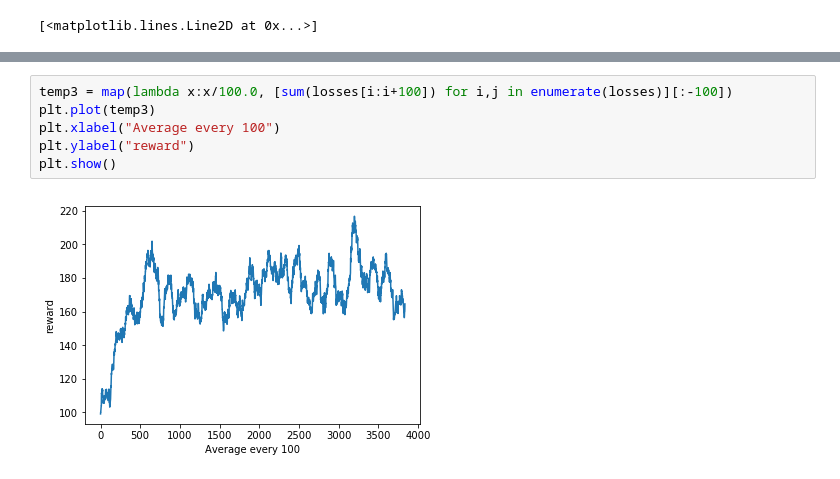
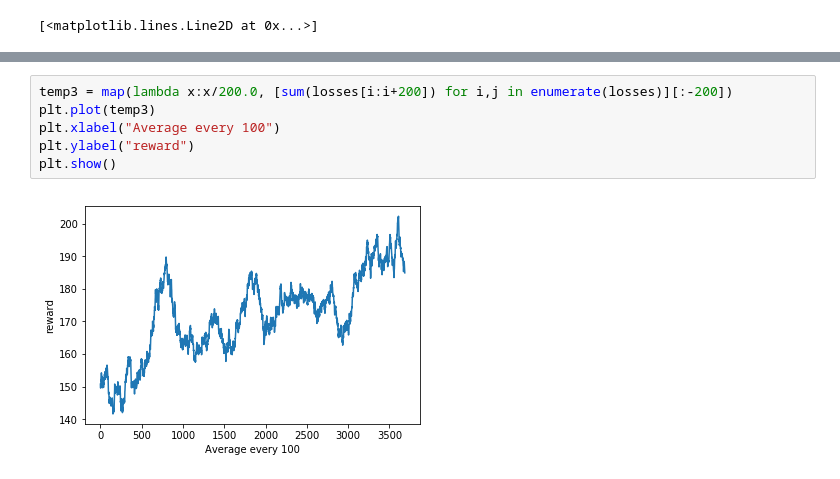
Before and after one commit to tonyabracadabra/Atari-Game-with-DQN, a Jupyter notebook: Untitled.ipynb, the cells around one changed output, grey strips where cells are left out. Cells and saved outputs as stored; diff of their text form.

```diff
--- a/Untitled.ipynb
+++ b/Untitled.ipynb
@@ -40,8 +41,8 @@ plt.show()
 # %%
-temp3 = map(lambda x:x/100.0, [sum(losses[i:i+100]) for i,j in enumerate(losses)][:-100])
+temp3 = map(lambda x:x/200.0, [sum(losses[i:i+200]) for i,j in enumerate(losses)][:-200])
 plt.plot(temp3)
 plt.xlabel("Average every 100")
 plt.ylabel("reward")
 plt.show()
 # %% [output]
-[figure, old version]
+[figure, new version]
```
Also changed, not shown: parts of 2 cells of this notebook, 4 other files.
